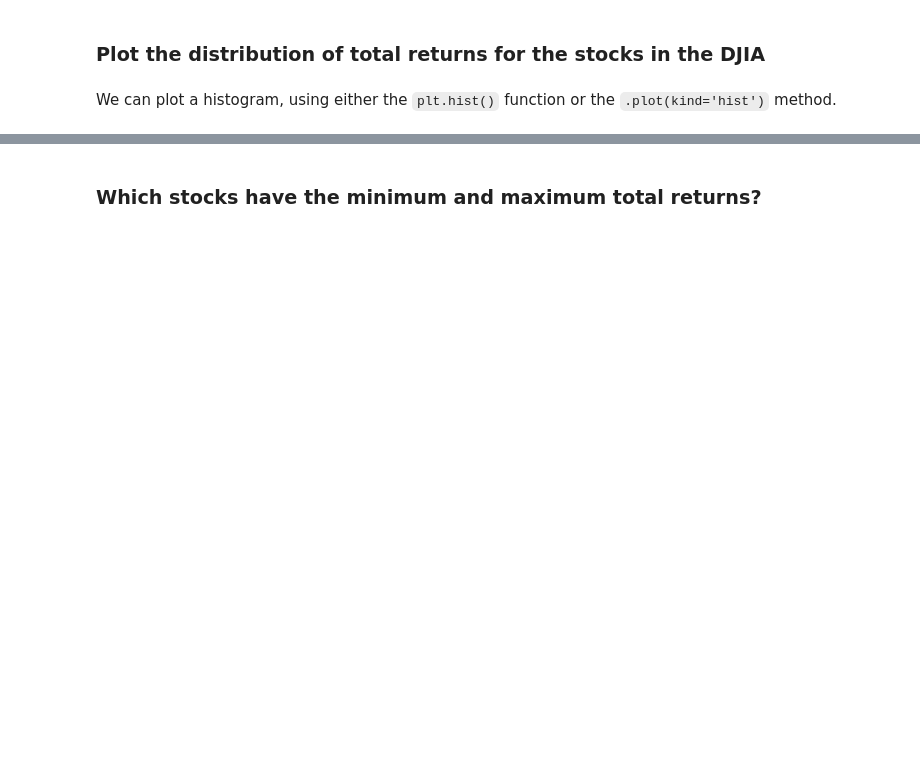
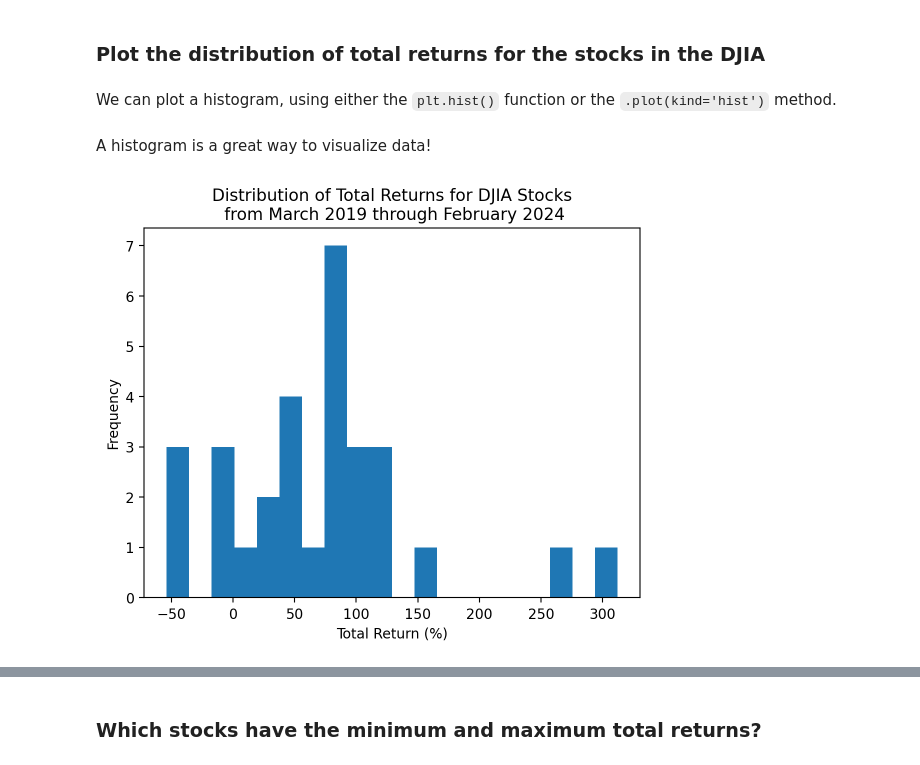
Before and after one commit to richard-herron/fina-6333-2024-spring, a Jupyter notebook: Notebooks/mckinney_05_practice_02.ipynb, the cells around one changed output, grey strips where cells are left out. Saved outputs shown, nothing was run; the diff lists cells and outputs as text; code cells hidden in the pictures; blank space fills up the shorter version.

```diff
--- a/Notebooks/mckinney_05_practice_02.ipynb
+++ b/Notebooks/mckinney_05_practice_02.ipynb
@@ -265,0 +337,4 @@ Technically, we should write $R_T$ as $R_{0,T}$, but we typically omit the subsc
+# %%
+total_returns2 = returns2.add(1).prod().sub(1)
+
+total_returns2.iloc[:5]
@@ -267,3 +349,23 @@ Technically, we should write $R_T$ as $R_{0,T}$, but we typically omit the subsc
 ### Plot the distribution of total returns for the stocks in the DJIA
 # %% [markdown]
 We can plot a histogram, using either the `plt.hist()` function or the `.plot(kind='hist')` method.
+# %% [markdown]
+A histogram is a great way to visualize data!
+# %%
+(
+    returns2
+    .add(1)
+    .prod()
+    .sub(1)
+    .mul(100)
+    .plot(kind='hist', bins=20)
+)
+
+start_date = returns2.index.min()
+stop_date = returns2.index.max()
+
+plt.xlabel('Total Return (%)')
+plt.title(f'Distribution of Total Returns for DJIA Stocks\n from {start_date:%B %Y} through {stop_date:%B %Y}')
+plt.show()
+# %% [output]
+[figure, added]
```
Also changed, not shown: parts of 30 cells of this notebook, 7 other files.
